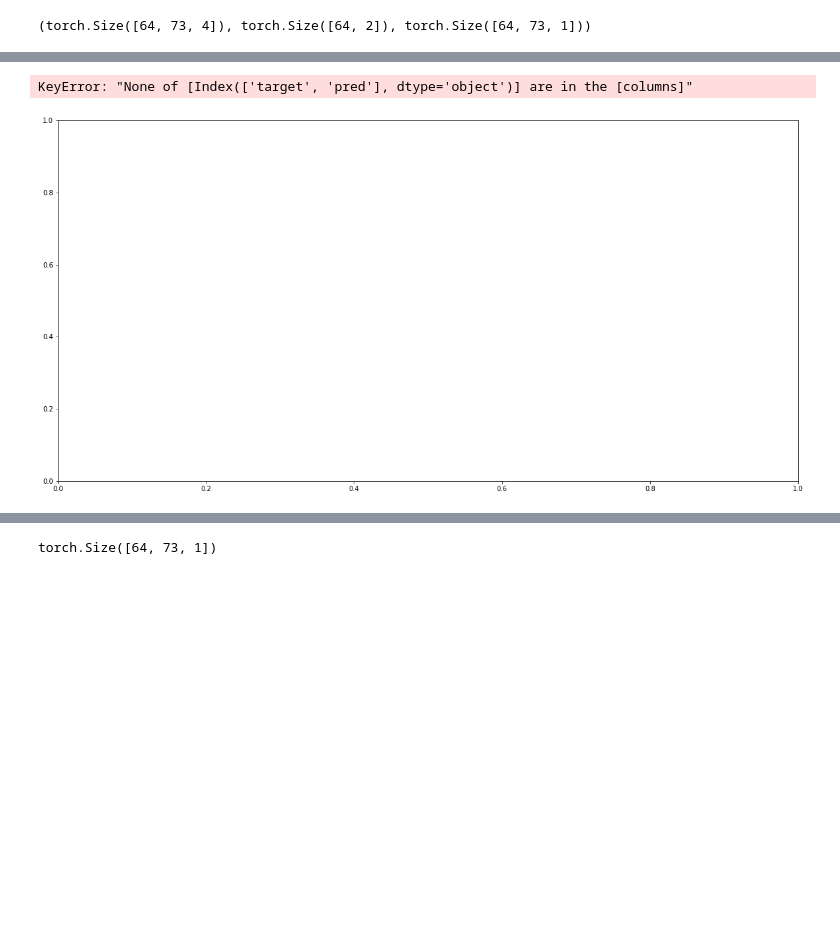
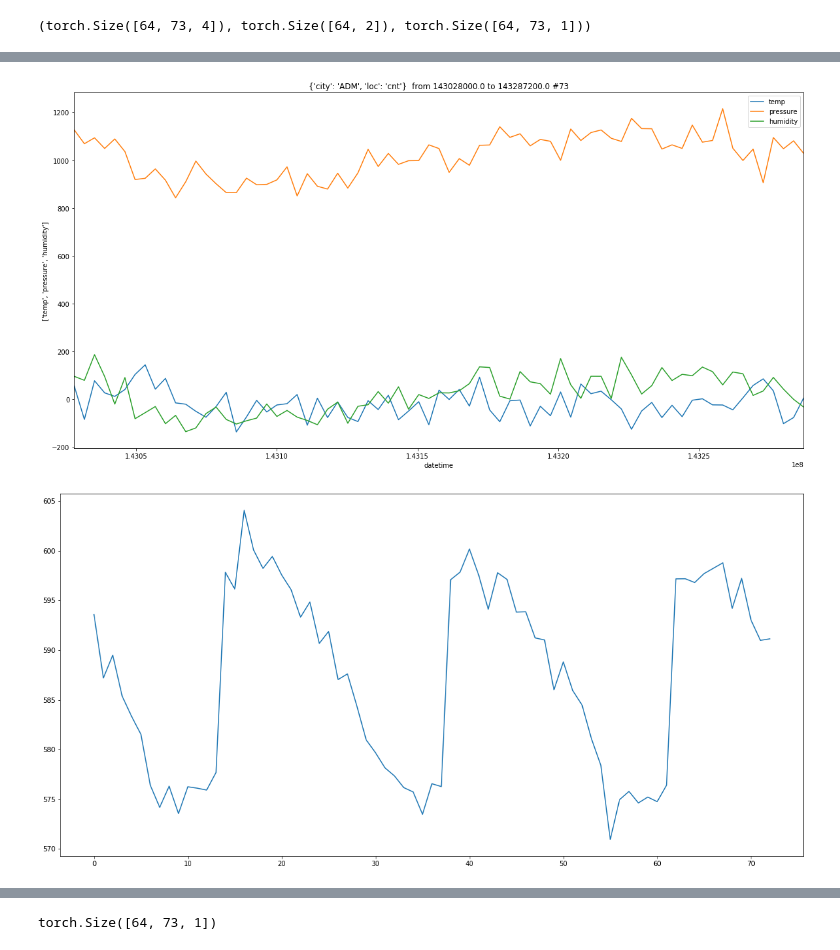
Before and after one commit to takotab/time-series-testing, a Jupyter notebook: nbs/_v2_seq_seq.ipynb, the cells around one changed output, grey strips where cells are left out. Saved outputs shown, nothing was run; the diff lists cells and outputs as text; code cells hidden in the pictures; blank space fills up the shorter version.

Commit message:
got show batch working only still got reduction error

```diff
--- a/nbs/_v2_seq_seq.ipynb
+++ b/nbs/_v2_seq_seq.ipynb
@@ -95,9 +97,9 @@ class Days(CollBase, GetAttr, FilteredBase):
             self.cats = dict(self.df[self.cat_var].iloc[0])
         else:
             self.cats = cats
-#         for c in self.cols+self.y_names:
-#             if c not in self.df.columns:
-#                 print(f'Warning {c} not in {self.df.columns}')
+        for c in self.cols+self.y_names:
+            if c not in self.df.columns:
+                print(f'Warning {c} not in {self.df.columns}')
 
     def __repr__(self):
         return str(self.df)
@@ -114,7 +116,7 @@ class Days(CollBase, GetAttr, FilteredBase):
         title= f"{self.cats}  from {str(min(self.df.loc[:,'datetime']))} to {str(max(self.df.loc[:,'datetime']))} #{self.df.shape[0]}"
         print(self.df.columns)
         if plot:
-            plot_days(self.df,left=self.y_names+['pred'],right=self.con_var,title=title,**kwargs)
+            plot_days(self.df,left=self.con_var,right=self.y_names+['pred'],title=title,**kwargs)
         else:
             return title+'\n'+str(self.df.head(1)   )
 
@@ -147,12 +149,19 @@ def make_fake_data(num, l=None, locations = 4, jumps = True, chance_of_jump = 0.
             l = ifnone(l,100)
             t = i + np.arange(l)/12
             t_dt = [start+pd.Timedelta(hours=x) for x in range(l)]
+            pressure = (np.random.randn(l)*.5+np.cos(-t))
+            hum = (np.random.randn(l)*.5+np.cos(t))
+            temp = np.random.randn(l)*2+np.cos(t)+np.cos(-t/2)
+            if city == 'ADM':
+                rand = pressure
+            else:
+                rand = hum
             _df = pd.DataFrame(data={'datetime':t_dt,
-                                'target': loc_multi + np.random.randn(l)*1.5 + 3*np.sin([o.hour/12*3.15 for o in t_dt]) + 10*np.cos([(o.hour/24)*3.15 for o in t_dt]),
+                                'target': loc_multi + temp * rand + 3*np.sin([o.hour/12*3.15 for o in t_dt]) + 10*np.cos([(o.hour/24)*3.15 for o in t_dt]),
 #                                 'pred':np.random.randn(l) * .5 + np.sin(t),
-                                'temp':np.random.randn(l)*2+np.cos(t)+np.cos(-t/2),
-                                'pressure':1000+100*(np.random.randn(l)*2+np.cos(-t)),
-                                'humidity':np.random.randn(l)*5+np.cos(t)*100,
+                                'temp':temp*30-5,
+                                'pressure':1000+100*pressure,
+                                'humidity':hum*100,
                                 'loc':[loc]*l,
                                 'city':[city]*l})
             assert _df.shape[0] == l
@@ -417,5 +431,13 @@ test_eq(d.cats,it.cats)
 # %%
 class TensorSequenceY(TensorBase):pass
+
+class TargetSequence(pd.DataFrame):
+    def show(self, ctx=None,ax=None,figsize=None, **kwargs):
+        y = self
+        figsize = ifnone(figsize,(20,10))
+        if ax is None: _,ax = plt.subplots(figsize=figsize)
+        ax.plot(y)
+        return ax
 
 class Label(Transform):
     def setup(self, dsrc):
@@ -427,7 +449,7 @@ class Label(Transform):
 
     def decodes(self, o:TensorSequenceY):
         o = pd.DataFrame(o.numpy(),columns = self.item.y_names )
-        return o
+        return TargetSequence(o)
 # %%
 df = make_fake_data(10,locations=1,l=73,jumps=False)
 items = []
@@ -520,7 +546,7 @@ a_res = norm.decodes(res)[0]
 test_close(a_res.mean((0,1)), Tensor([1,2,3,4,5,6,7]),0.1)
 test_close(a_res.std((0,1)), Tensor([.3,.6,.9,1.2,1.5,1.8,2.1]),0.1)
 # %%
-df = make_fake_data(200,locations=4,l=210,jumps=True)
+df = make_fake_data(250,locations=4,l=210,jumps=True)
 set(df['loc']),set(df['city'])
 # %% [output]
 ({'blm', 'cnt', 'ctl', 'rzb'}, {'ADM', 'RTD'})
@@ -562,5 +588,5 @@ dbch = dsrc.databunch(bs=bs, after_batch=[Cuda])
 # %% [output]
 (torch.Size([64, 73, 4]), torch.Size([64, 2]), torch.Size([64, 73, 1]))
 # %%
-dbch.show_batch()
+dbch.show_batch(max_n=1)
 # %% [output]
@@ -567,8 +594,8 @@ dbch.show_batch()
 Index(['datetime', 'temp', 'pressure', 'humidity'], dtype='object')
 Warningtarget not in Index(['datetime', 'temp', 'pressure', 'humidity'], dtype='object')
 Warningpred not in Index(['datetime', 'temp', 'pressure', 'humidity'], dtype='object')
-KeyError: "None of [Index(['target', 'pred'], dtype='object')] are in the [columns]"
-[figure, old version]
+[figure, new version]
+[figure, added]
 # %%
 def emb_sz_rule(n_cat):
     "Rule of thumb to pick embedding size corresponding to `n_cat`"
```
Also changed, not shown: parts of 30 cells of this notebook.
